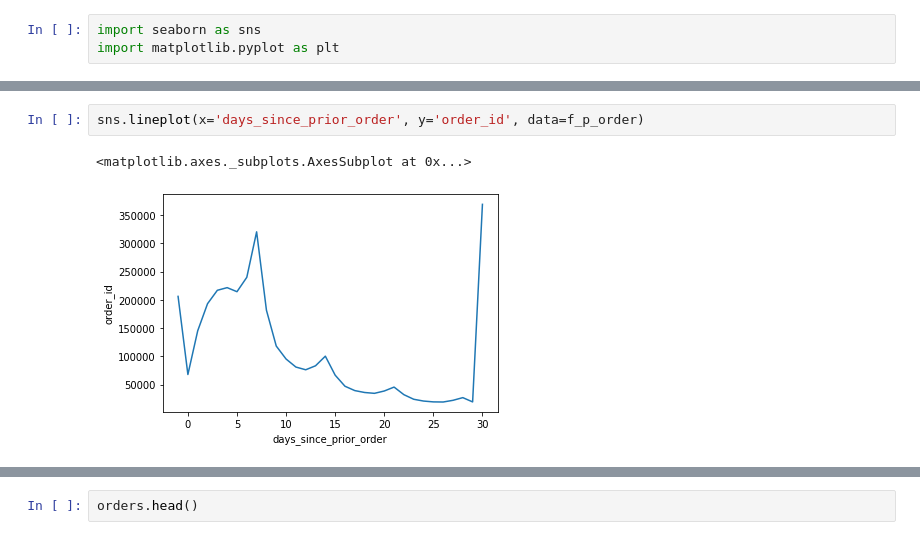
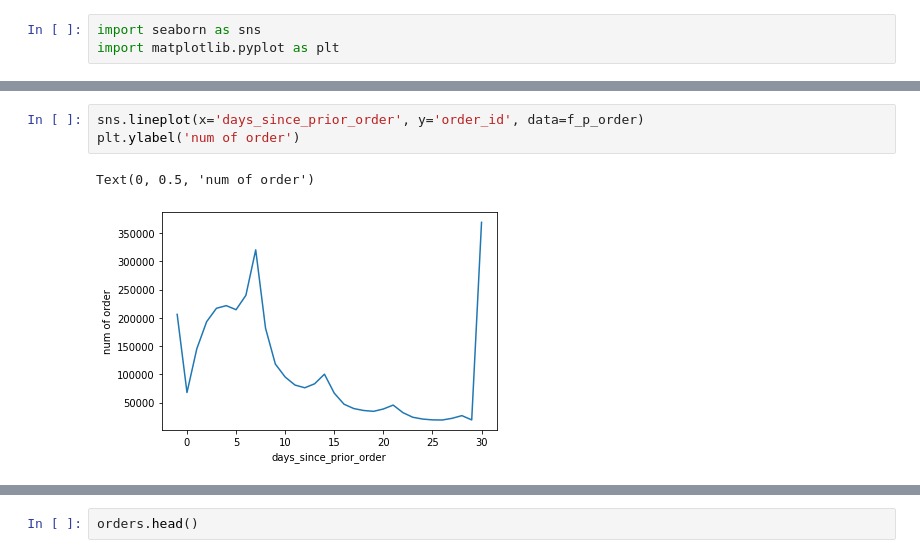
Before and after one commit to yejinee/Market_Analysis, a Jupyter notebook: hypothesis2.ipynb, the cells around one changed output, grey strips where cells are left out. Drawn from its saved outputs; the diff is of its cells as text.

```diff
--- a/hypothesis2.ipynb
+++ b/hypothesis2.ipynb
@@ -91,5 +104,6 @@ import matplotlib.pyplot as plt
 # %%
 sns.lineplot(x='days_since_prior_order', y='order_id', data=f_p_order)
+plt.ylabel('num of order')
 # %% [output]
-<matplotlib.axes._subplots.AxesSubplot at 0x...>
+Text(0, 0.5, 'num of order')
-[figure, old version]
+[figure, new version]
```
Also changed, not shown: parts of 23 cells of this notebook, 5 other files.
